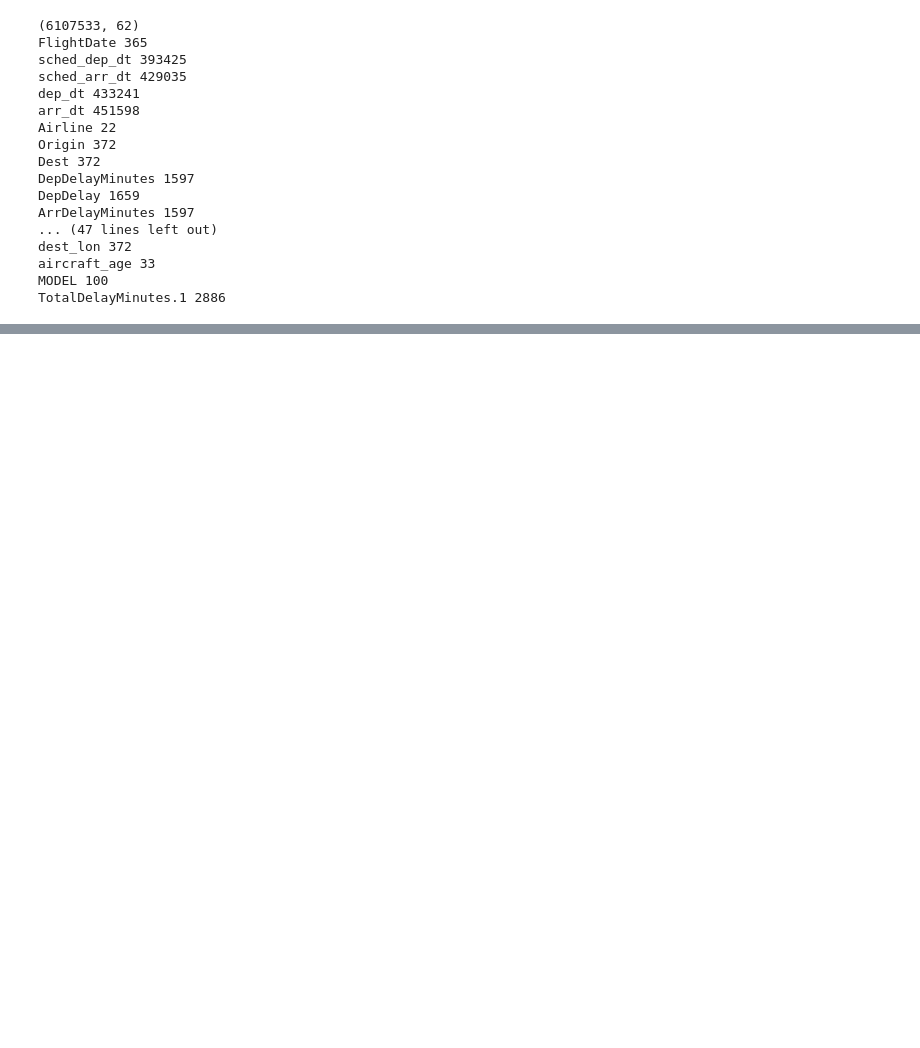
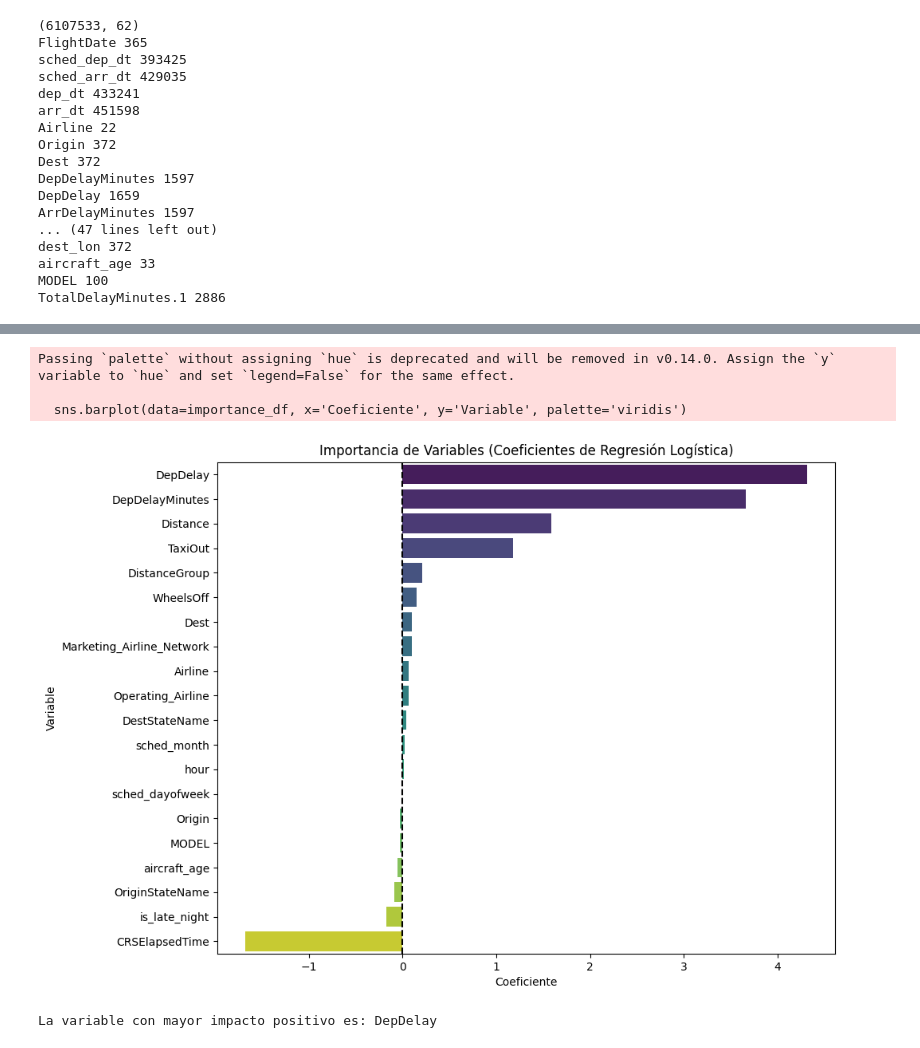
Before and after one commit to MartinEO2005/Proyecto_Open_Data, a Jupyter notebook: ml_supervisado.ipynb, the cells around one changed output, grey strips where cells are left out. Saved outputs shown, nothing was run; the diff lists cells and outputs as text; code cells hidden in the pictures; blank space fills up the shorter version.

```diff
--- a/ml_supervisado.ipynb
+++ b/ml_supervisado.ipynb
@@ -73,0 +216,67 @@ sigjig
+# %%
+import pandas as pd
+import matplotlib.pyplot as plt
+import seaborn as sns
+
+# 1. Extraemos los coeficientes del modelo entrenado
+# Accedemos a través de 'best_model' que es tu GridSearchCV.best_estimator_
+model_inner = best_model.named_steps['logreg']
+feature_names = X_train_encoded.columns
+coefficients = model_inner.coef_[0]
+
+# 2. Creamos un DataFrame para visualizar
+importance_df = pd.DataFrame({
+    'Variable': feature_names,
+    'Coeficiente': coefficients
+}).sort_values(by='Coeficiente', ascending=False)
+
+# 3. Graficamos
+plt.figure(figsize=(10, 8))
+sns.barplot(data=importance_df, x='Coeficiente', y='Variable', palette='viridis')
+plt.title('Importancia de Variables (Coeficientes de Regresión Logística)')
+plt.axvline(0, color='black', linestyle='--')
+plt.show()
+
+print("La variable con mayor impacto positivo es:", importance_df.iloc[0]['Variable'])
+
+
+sample = X_test_encoded.sample(5000, random_state=42)
+var1 = 'DepDelayMinutes'
+var2 = 'TaxiOut'
+medians = X_test_encoded.median()
+plt.figure(figsize=(10, 7))
+
+# Limitamos a valores razonables (0 a 120 min de retraso y 0 a 60 de taxi)
+x_zoom = np.linspace(0, 120, 100)
+y_zoom = np.linspace(0, 60, 100)
+xx_z, yy_z = np.meshgrid(x_zoom, y_zoom)
+
+# Preparamos datos para la predicción en el zoom
+mesh_zoom = pd.DataFrame([medians] * len(xx_z.ravel()))
+mesh_zoom[var1] = xx_z.ravel()
+mesh_zoom[var2] = yy_z.ravel()
+
+Z_z = best_model.predict_proba(mesh_zoom)[:, 1].reshape(xx_z.shape)
+
+# Dibujamos el mapa de calor con el zoom
+contour = plt.contourf(xx_z, yy_z, Z_z, alpha=0.8, cmap='RdYlGn_r')
+plt.colorbar(contour, label='Probabilidad de Retraso')
+
+# Dibujamos la "Línea de Decisión" (donde prob = 0.5)
+plt.contour(xx_z, yy_z, Z_z, levels=[0.5], colors='black', linestyles='--')
+
+# Solo mostramos puntos que caigan en este rango para no ensuciar
+sample_zoom = sample[(sample[var1] <= 120) & (sample[var2] <= 60)]
+plt.scatter(sample_zoom[var1], sample_zoom[var2], c=y_test_bin.loc[sample_zoom.index],
+            edgecolors='k', alpha=0.6, cmap='RdYlGn_r')
+
+plt.xlabel('Retraso Salida (Minutos)')
+plt.ylabel('Tiempo Taxi (Minutos)')
+plt.title('Zoom a la Frontera de Decisión (Umbral 0.5 en línea negra)')
+plt.show()
+# %% [output]
+Passing `palette` without assigning `hue` is deprecated and will be removed in v0.14.0. Assign the `y` variable to `hue` and set `legend=False` for the same effect.
+
+  sns.barplot(data=importance_df, x='Coeficiente', y='Variable', palette='viridis')
+[figure, added]
+La variable con mayor impacto positivo es: DepDelay
```
Also changed, not shown: parts of 9 cells of this notebook, 1 other file.
